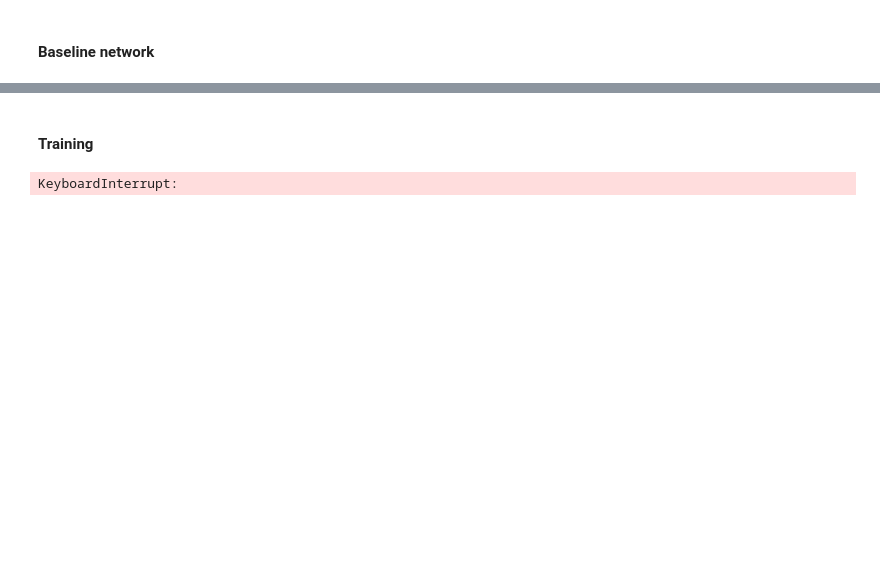
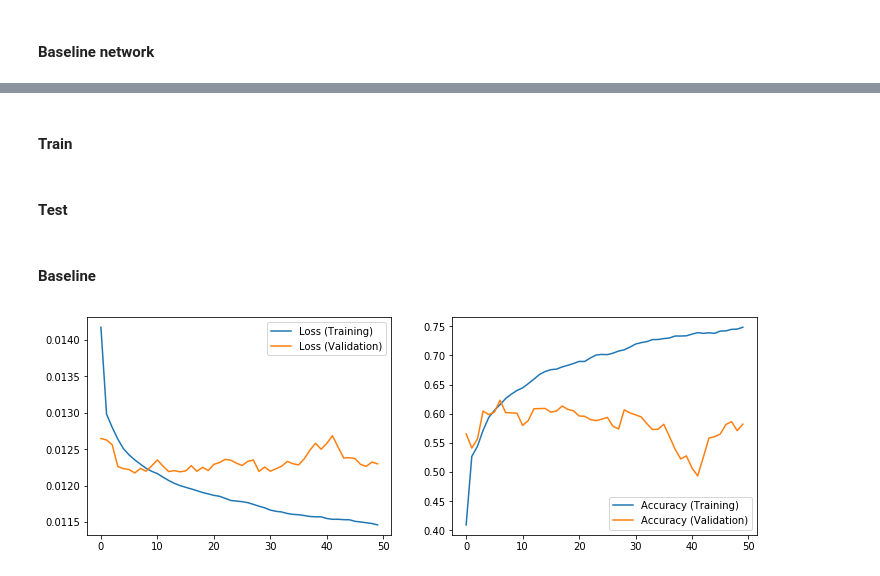
Before and after one commit to nicklashansen/music-genre-classification, a Jupyter notebook: MusicGenreClassification.ipynb, the cells around one changed output, grey strips where cells are left out. Saved outputs shown, nothing was run; the diff lists cells and outputs as text; code cells hidden in the pictures; blank space fills up the shorter version.

```diff
--- a/MusicGenreClassification.ipynb
+++ b/MusicGenreClassification.ipynb
@@ -79,3 +77,10 @@ np.random.seed = int(0x02452)
+# %%
+def set_seed(seed = int(0x02452)):
+    torch.manual_seed(seed)
+    torch.cuda.manual_seed(seed)
+    np.random.seed = seed
+
+set_seed()
 # %% [markdown]
 #### Global parameters
 # %% [markdown]
@@ -375,3 +411,7 @@ Generated (217, 24, 27) batches for training, validation and test.
+# %%
+NUM_CHANNELS = 32, 32, 32
+KERNEL_SIZE = 5, 3
+MAXPOOL_SIZE = 4, 2
 # %% [markdown]
 #### Baseline network
 # %%
@@ -429,7 +471,7 @@ Net(
 
 Successfully passed data through network.
 # %% [markdown]
-#### Training
+#### Train
 # %%
 def accuracy(out, y):
     '''
@@ -441,13 +483,16 @@ def accuracy(out, y):
     return torch.mean(eq)
 
 
-def train_net(net, epochs=10, lr=1e-3, verbose=True):
+def train_net(net, epochs=50, lr=1e-3, class_weights=None, verbose=True):
+
+    # Transform class weights to Tensor
+    weight = torch.Tensor(class_weights) if class_weights is not None else None
 
     # Move network to GPU if available
-    if CUDA:
-        net.cuda()
+    if CUDA: net.cuda()
+    if CUDA and weight is not None: weight = weight.cuda()
 
-    criterion = nn.CrossEntropyLoss()
+    criterion = nn.CrossEntropyLoss(weight=weight)
     optimizer = optim.Adam(net.parameters(), lr=lr, weight_decay=lr/100)
     losses, accs, val_losses, val_accs = [], [], [], []
 
@@ -487,7 +532,7 @@ def train_net(net, epochs=10, lr=1e-3, verbose=True):
         epoch_loss, epoch_acc = 0, []
 
         if len(X) == 0 or len(y) == 0:
-            raise ValueError('Something went wrong. Invalid input!')
+            raise ParameterError('Something went wrong. Invalid input!')
 
         # Helper function responsible for running a batch
         def run_batch(X, y, epoch_loss, epoch_acc):
@@ -552,6 +597,6 @@ def train_net(net, epochs=10, lr=1e-3, verbose=True):
 
             plot(losses, accs, val_losses, val_accs)
 
-train_net(net)
+    return net
-# %% [output]
-KeyboardInterrupt:
+# %% [markdown]
+#### Test
@@ -557,0 +625,7 @@ KeyboardInterrupt:
+# %% [markdown]
+#### Baseline
+# %%
+set_seed()
+net = train_net(Net())
+# %% [output]
+[figure, added]
```
Also changed, not shown: parts of 18 cells of this notebook.
